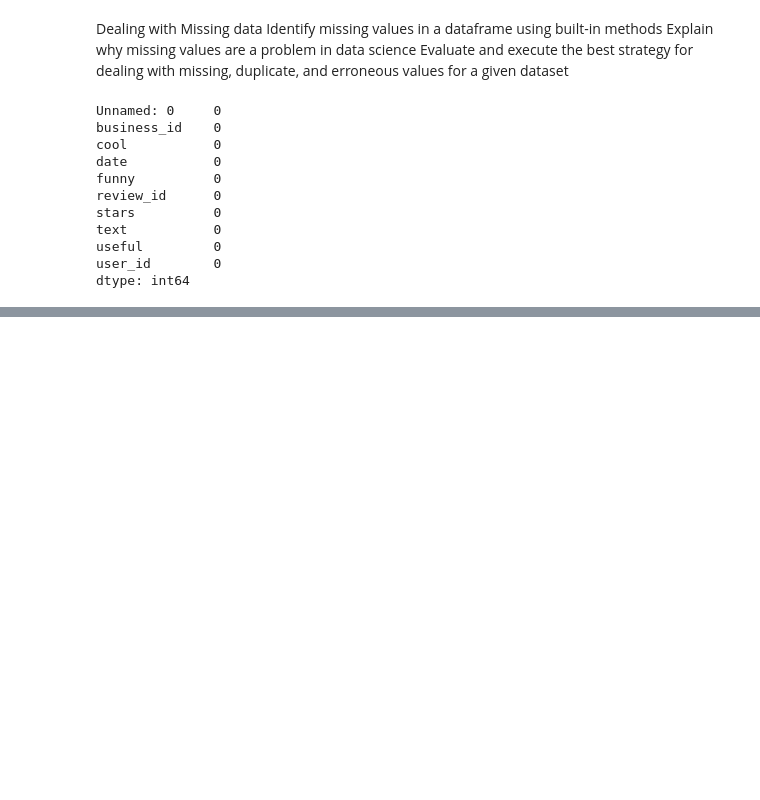
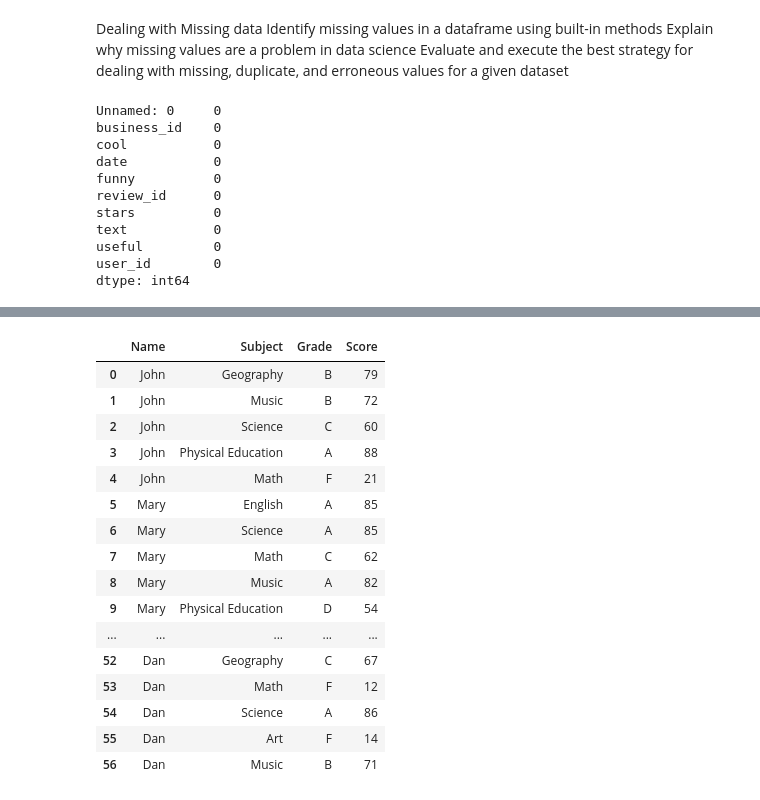
Before and after one commit to kelvinekisa/Financial-analysis-, a Jupyter notebook: Etl.ipynb, the cells around one changed output, grey strips where cells are left out. Cells and saved outputs as stored; diff of their text form; code cells hidden in the pictures; blank space fills up the shorter version.

```diff
--- a/Etl.ipynb
+++ b/Etl.ipynb
@@ -92,0 +206,55 @@ dtype: int64
+# %%
+import pandas as pd
+import numpy as np
+
+# create a random sample DataFrame
+names = ['John', 'Mary', 'Joe', 'Mike', 'Sara', 'Peter', 'Amy', 'Tom', 'Lisa', 'Dan']
+subjects = ['Math', 'Science', 'English', 'History', 'Art', 'Music', 'Physical Education', 'Geography']
+name_list = []
+subject_list = []
+grade_list = []
+for name in names:
+    num_subjects = np.random.randint(4, 9)  # choose a random number of unique subjects between 4 and 8
+    subject_choices = np.random.choice(subjects, size=num_subjects, replace=False)  # choose the unique subjects
+    for subject in subject_choices:
+        grade = np.random.choice(['A', 'B', 'C', 'D', 'F'], p=[0.2, 0.3, 0.3, 0.1, 0.1])  # choose a random grade
+        name_list.append(name)
+        subject_list.append(subject)
+        grade_list.append(grade)
+data = {'Name': name_list, 'Subject': subject_list, 'Grade': grade_list}
+df = pd.DataFrame(data)
+
+# add a Score column based on the Grade column
+def get_score(grade):
+    if grade == 'A':
+        return np.random.randint(80, 101)
+    elif grade == 'B':
+        return np.random.randint(70, 80)
+    elif grade == 'C':
+        return np.random.randint(60, 70)
+    elif grade == 'D':
+        return np.random.randint(50, 60)
+    else:
+        return np.random.randint(0, 50)
+
+df['Score'] = df['Grade'].apply(get_score)
+
+# pivot
+# %% [output]
+|  | Name | Subject | Grade | Score |
+| 0 | John | Geography | B | 79 |
+| 1 | John | Music | B | 72 |
+| 2 | John | Science | C | 60 |
+| 3 | John | Physical Education | A | 88 |
+| 4 | John | Math | F | 21 |
+| 5 | Mary | English | A | 85 |
+| 6 | Mary | Science | A | 85 |
+| 7 | Mary | Math | C | 62 |
+| 8 | Mary | Music | A | 82 |
+| 9 | Mary | Physical Education | D | 54 |
+| ... | ... | ... | ... | ... |
+| 52 | Dan | Geography | C | 67 |
+| 53 | Dan | Math | F | 12 |
+| 54 | Dan | Science | A | 86 |
+| 55 | Dan | Art | F | 14 |
+| 56 | Dan | Music | B | 71 |
```
Also changed, not shown: parts of 7 cells of this notebook.
